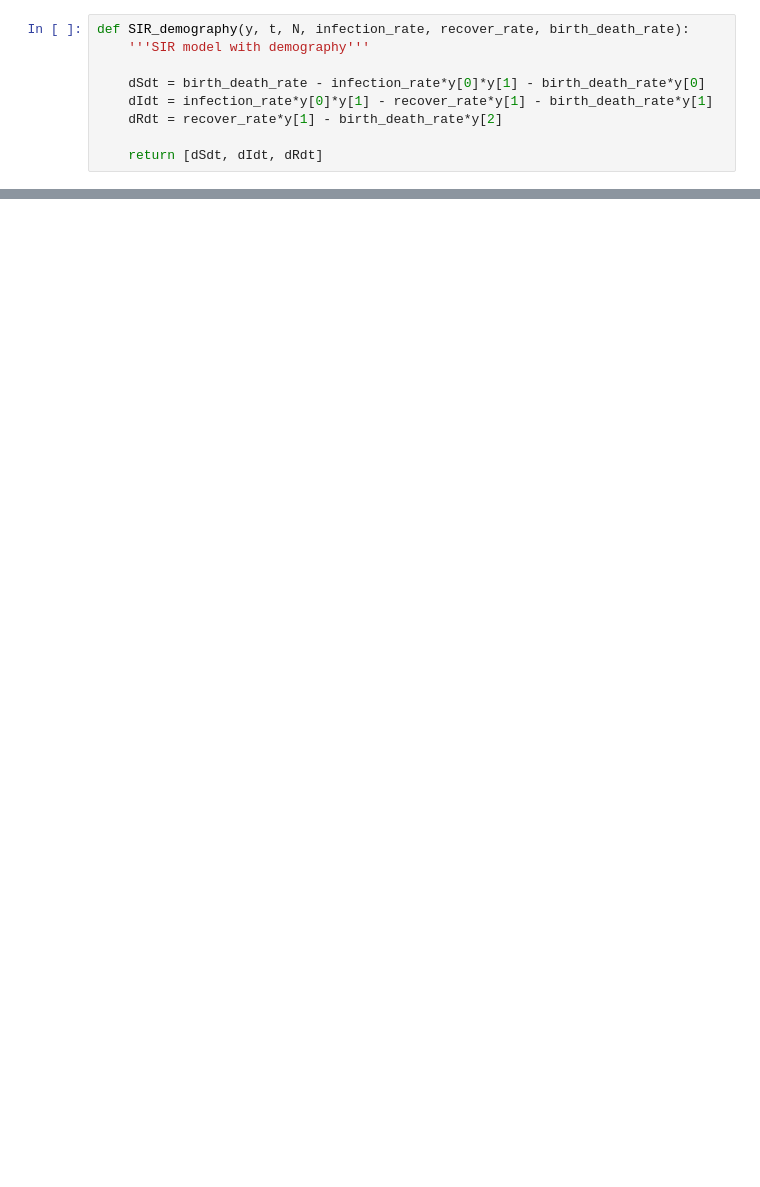
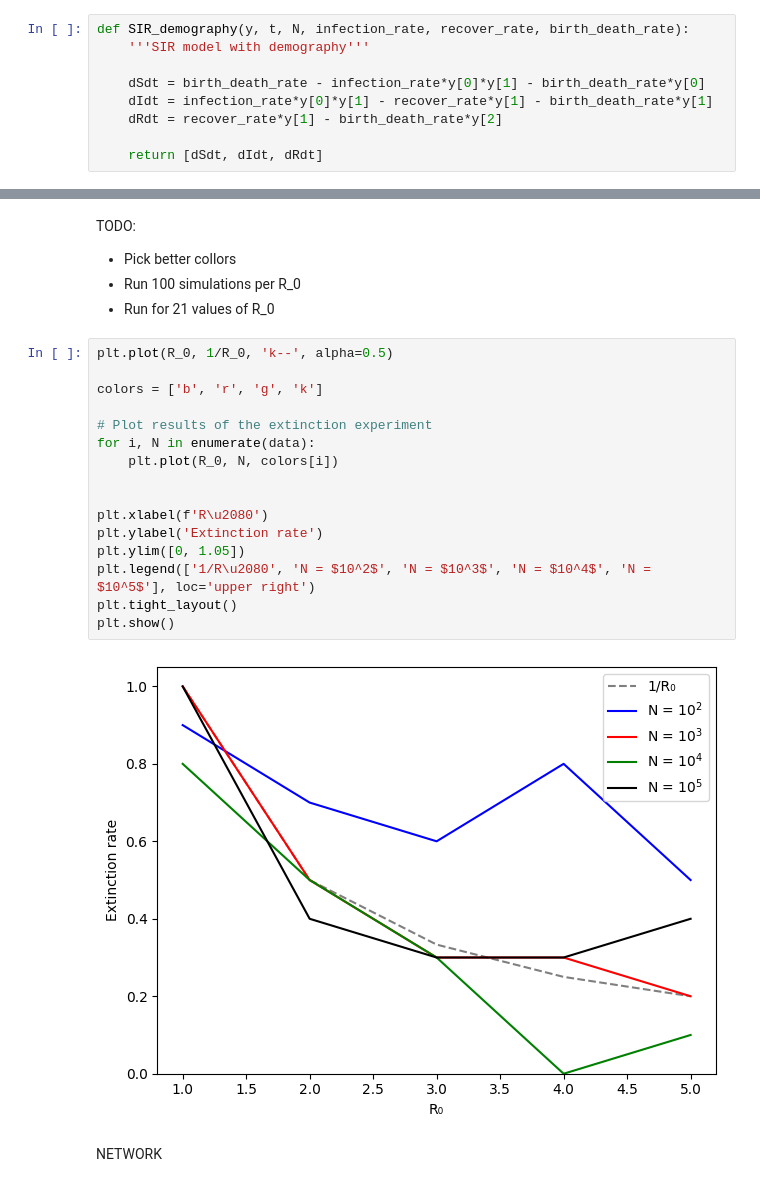
Before and after one commit to Jensen-25/intro_comp_sc_ass2, a Jupyter notebook: assignent2_Theyn.ipynb, the cells around one changed output, grey strips where cells are left out. Drawn from its saved outputs; the diff is of its cells as text; blank space fills up the shorter version.

```diff
--- a/assignent2_Theyn.ipynb
+++ b/assignent2_Theyn.ipynb
@@ -154,0 +253,25 @@ for i in range(10):
+# %% [markdown]
+TODO:
+- Pick better collors
+- Run 100 simulations per R_0
+- Run for 21 values of R_0
+# %%
+plt.plot(R_0, 1/R_0, 'k--', alpha=0.5)
+
+colors = ['b', 'r', 'g', 'k']
+
+# Plot results of the extinction experiment
+for i, N in enumerate(data):
+    plt.plot(R_0, N, colors[i])
+
+
+plt.xlabel(f'R\u2080')
+plt.ylabel('Extinction rate')
+plt.ylim([0, 1.05])
+plt.legend(['1/R\u2080', 'N = $10^2$', 'N = $10^3$', 'N = $10^4$', 'N = $10^5$'], loc='upper right')
+plt.tight_layout()
+plt.show()
+# %% [output]
+[figure, added]
+# %% [markdown]
+NETWORK
```
Also changed, not shown: parts of 12 cells of this notebook.
